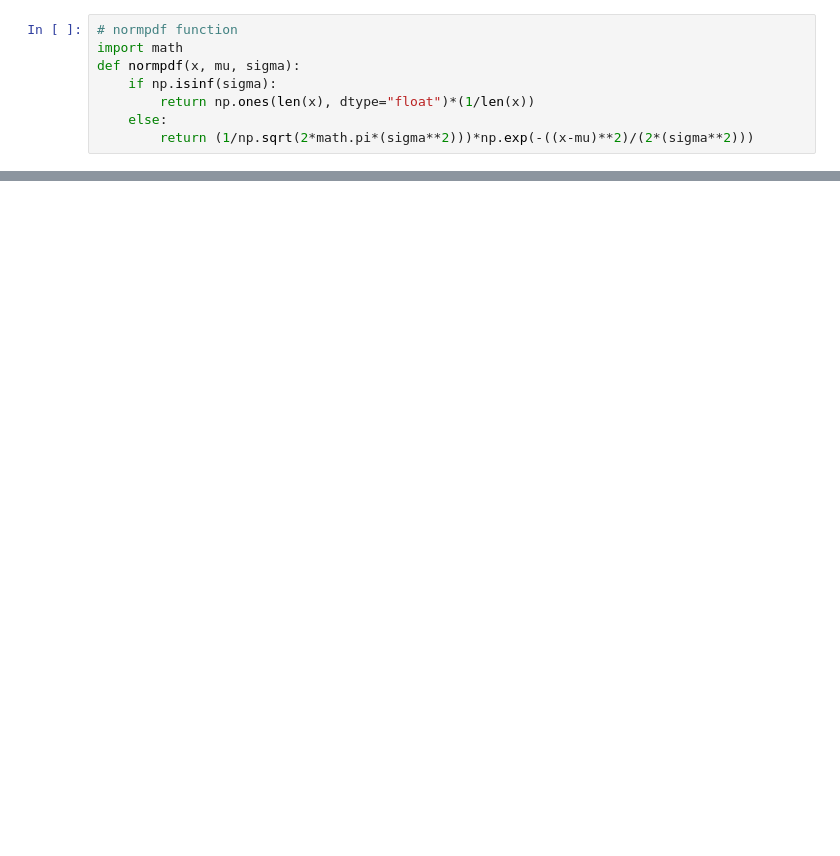
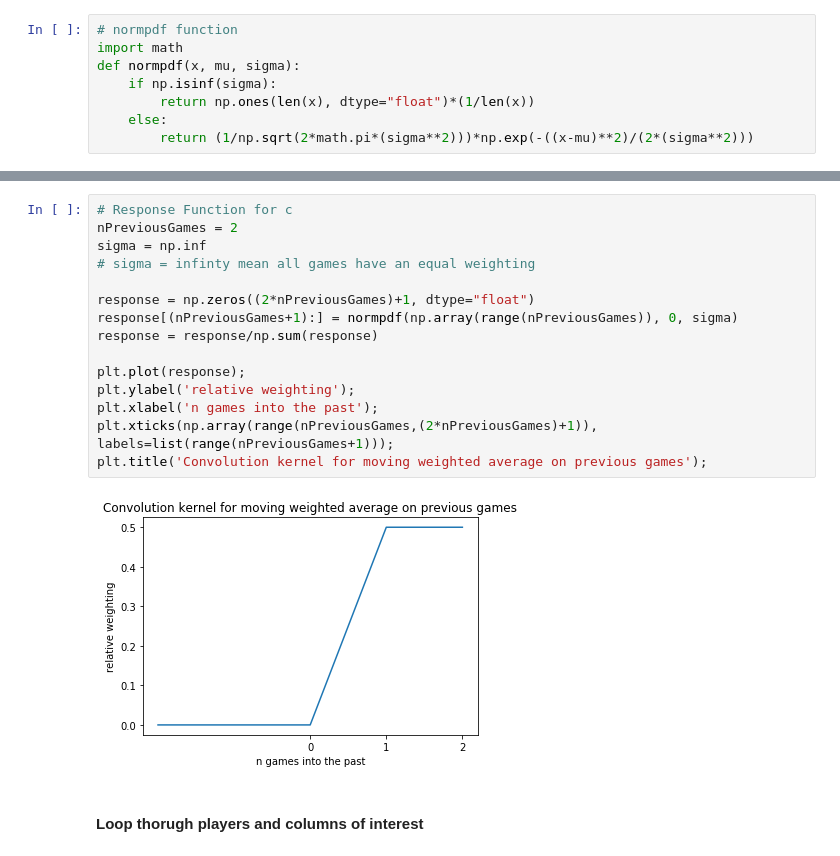
Before and after one commit to richardjdury/fpl, a Jupyter notebook: jupyter/preparing_data/Developing Features.ipynb, the cells around one changed output, grey strips where cells are left out. Drawn from its saved outputs; the diff is of its cells as text; blank space fills up the shorter version.

```diff
--- a/jupyter/preparing_data/Developing Features.ipynb
+++ b/jupyter/preparing_data/Developing Features.ipynb
@@ -195,0 +173,19 @@ form_on_columns = ["total_points", "minutes"]
+# %%
+# Response Function for c
+nPreviousGames = 2
+sigma = np.inf
+# sigma = infinty mean all games have an equal weighting
+
+response = np.zeros((2*nPreviousGames)+1, dtype="float")
+response[(nPreviousGames+1):] = normpdf(np.array(range(nPreviousGames)), 0, sigma)
+response = response/np.sum(response)
+
+plt.plot(response);
+plt.ylabel('relative weighting');
+plt.xlabel('n games into the past');
+plt.xticks(np.array(range(nPreviousGames,(2*nPreviousGames)+1)), labels=list(range(nPreviousGames+1)));
+plt.title('Convolution kernel for moving weighted average on previous games');
+# %% [output]
+[figure, added]
+# %% [markdown]
+#### Loop thorugh players and columns of interest
```
Also changed, not shown: parts of 23 cells of this notebook.
